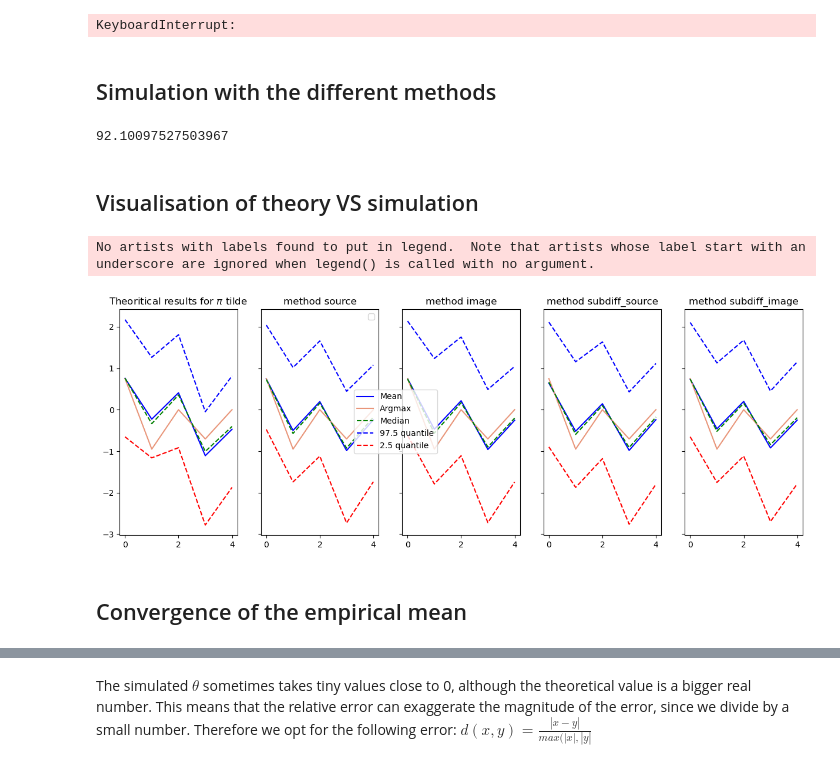
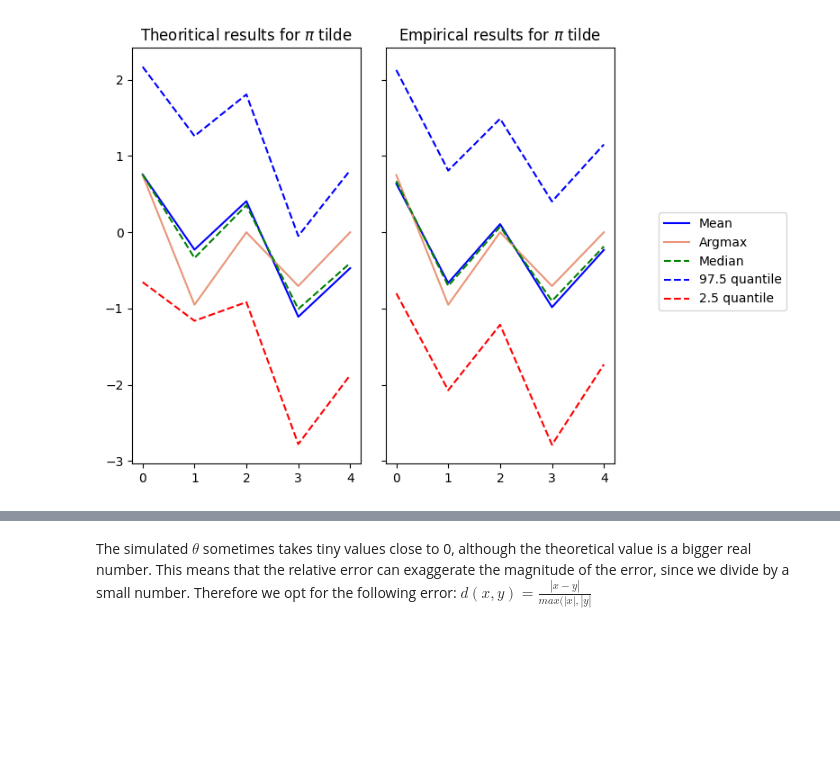
Before and after one commit to vetlerl/mcmc-epidemic, a Jupyter notebook: our_graphics.ipynb, the cells around one changed output, grey strips where cells are left out. Cells and saved outputs as stored; diff of their text form; code cells hidden in the pictures; blank space fills up the shorter version.

Commit message:
started prox

```diff
--- a/our_graphics.ipynb
+++ b/our_graphics.ipynb
@@ -28,6 +20,5 @@ Y_simu=Create_DicoY(T,[Lambda])
 # %%
 ### we call the different functions
-t1=time.time()
 T = 5
 Lambda = 1
 Lambdas = [0.1] + [0.5*i for i in range(1,10)] + [7.5,10]
@@ -35,92 +26,45 @@ Y_simu=Create_DicoY(T,Lambdas)
 D = BuildD(T)
 U, Delta, Vt = BuildUVDelta(D)
 A = BuildA(Delta, Vt)
-a=1
-b=2
-sh = Buildsh(T, a, b)
+sh = Buildsh(T)
 Y = Y_simu[Lambda]
 x,x_tilde = ComputeArgmax(T,Lambda, Y)
 mu,mu_tilde = ComputeMeans(T,Lambda, Y)
 q1 = ComputeQuantiles(T,Lambda,0.975*np.ones(T), Y)
 q2 = ComputeQuantiles(T,Lambda,0.025*np.ones(T), Y)
 med = ComputeQuantiles(T,Lambda,0.5*np.ones(T), Y)
-t2=time.time()
-print(t2-t1)
+sim_theta,sim_theta_tilde,sim_accepts,sim_gammas, Mean, End = MetropolisHastings(T,Lambda, Y, 1e5, "source")
+#Mean=np.sum(sim_theta,axis=0)/sim_theta.shape[0]
+q = np.array([2.5,50,97.5])
+quantiles_emp = Quantiles(sim_theta_tilde, q,T)
+quantiles2=Quantiles(sim_theta_tilde,q,T)
-# %% [output]
-KeyboardInterrupt:
-# %% [markdown]
-## Simulation with the different methods
-# %%
-t1=time.time()
-sim_theta1,sim_theta_tilde1,sim_accepts1,sim_gammas1, Mean1,end_source = MetropolisHastings(T,Lambda, Y, 1e5, "source",save=False)
-sim_theta2,sim_theta_tilde2,sim_accepts2,sim_gammas2, Mean2,end_image = MetropolisHastings(T,Lambda, Y, 1e5, "image")
-sim_theta3,sim_theta_tilde3,sim_accepts3,sim_gammas3, Mean3,end_subdiff_source = MetropolisHastings(T,Lambda, Y, 1e5, "subdiff_source",save=False)
-sim_theta4,sim_theta_tilde4,sim_accepts4,sim_gammas4, Mean4,end_subdiff_image = MetropolisHastings(T,Lambda, Y, 1e5, "subdiff_image",save=False)
-q = np.array([2.5,50,97.5])
-quantiles_emp1 = Quantiles(sim_theta_tilde1, q,T)
-quantiles_emp2 = Quantiles(sim_theta_tilde2, q,T)
-quantiles_emp3 = Quantiles(sim_theta_tilde3, q,T)
-quantiles_emp4 = Quantiles(sim_theta_tilde4, q,T)
-t2=time.time()
-print(t2-t1)
-# %% [output]
-92.10097527503967
-# %% [markdown]
-## Visualisation of theory VS simulation
 # %%
-fig, axes = plt.subplots(nrows=1, ncols=5, figsize=(15, 5), sharey=True)
+fig, axes = plt.subplots(nrows=1, ncols=2, figsize=(9, 6), sharey=True)
 #Plot of theoritical results
 axes[0].plot(mu_tilde,color="blue",label="Mean")
 axes[0].plot(x_tilde,color="darksalmon",label="Argmax")
 axes[0].plot(med,'g--',label="Median")
 axes[0].plot(q1,'b--',label="97.5 quantile")
 axes[0].plot(q2,'r--',label="2.5 quantile")
 axes[0].set_title("Theoritical results for $\pi$ tilde")
 
 
-#Plot of empirical results with method source
-axes[1].plot(D@Mean1,color="blue")
+#Plot of empirical results
+axes[1].plot(D@Mean,color="blue")
 axes[1].plot(x_tilde,color="darksalmon")
-axes[1].plot(quantiles_emp1[1],'g--')
-axes[1].plot(quantiles_emp1[2],'b--')
-axes[1].plot(quantiles_emp1[0],'r--')
-axes[1].set_title("method source")
-axes[1].legend()
+axes[1].plot(quantiles_emp[1],'g--')
+axes[1].plot(quantiles_emp[2],'b--')
+axes[1].plot(quantiles_emp[0],'r--')
+axes[1].set_title("Empirical results for $\pi$ tilde")
 
 
-#Plot of empirical results with method image
-axes[2].plot(D@Mean2,color="blue")
-axes[2].plot(x_tilde,color="darksalmon")
-axes[2].plot(quantiles_emp2[1],'g--')
-axes[2].plot(quantiles_emp2[2],'b--')
-axes[2].plot(quantiles_emp2[0],'r--')
-axes[2].set_title("method image")
-
-#Plot of empirical results with method subdiff_source
-axes[3].plot(D@Mean3,color="blue")
-axes[3].plot(x_tilde,color="darksalmon")
-axes[3].plot(quantiles_emp3[1],'g--')
-axes[3].plot(quantiles_emp3[2],'b--')
-axes[3].plot(quantiles_emp3[0],'r--')
-axes[3].set_title("method subdiff_source")
-
-#Plot of empirical results with method subdiff_image
-axes[4].plot(D@Mean4,color="blue")
-axes[4].plot(x_tilde,color="darksalmon")
-axes[4].plot(quantiles_emp4[1],'g--')
-axes[4].plot(quantiles_emp4[2],'b--')
-axes[4].plot(quantiles_emp4[0],'r--')
-axes[4].set_title("method subdiff_image")
 # Shrink current axis by 20%
 box0,box1 = axes[0].get_position(),axes[1].get_position()
-#axes[0].set_position([box0.x0, box0.y0, box0.width * 0.8, box0.height])
-#axes[1].set_position([box1.x0*0.8, box1.y0, box1.width * 0.8, box1.height])
+axes[0].set_position([box0.x0, box0.y0, box0.width * 0.8, box0.height])
+axes[1].set_position([box1.x0*0.8, box1.y0, box1.width * 0.8, box1.height])
 fig.legend(loc=(0.8*box1.x0+box1.width,box1.height/2))
 plt.show()
 # %% [output]
-No artists with labels found to put in legend.  Note that artists whose label start with an underscore are ignored when legend() is called with no argument.
-[figure, old version]
+[figure, new version]
-# %% [markdown]
-## Convergence of the empirical mean
 # %%
 #Convergence plot of the mean of theta_tilde
```
Also changed, not shown: parts of 34 cells of this notebook, 1 other file.
